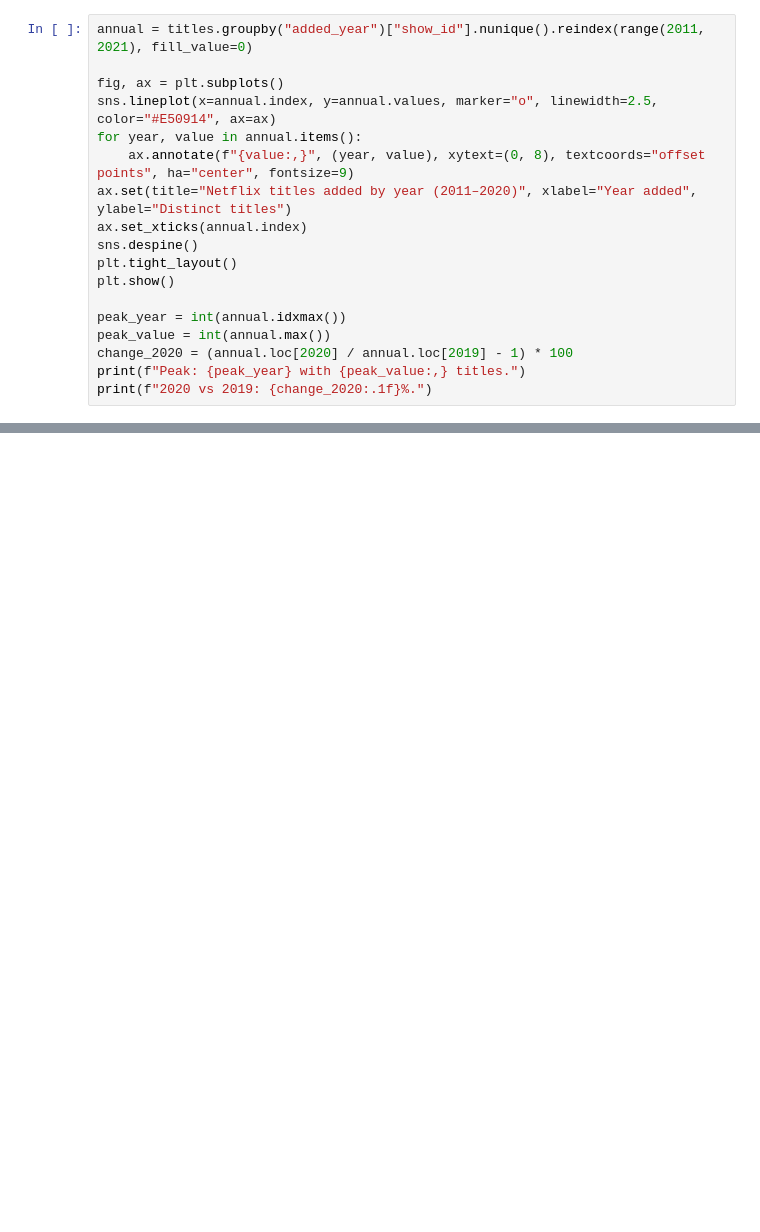
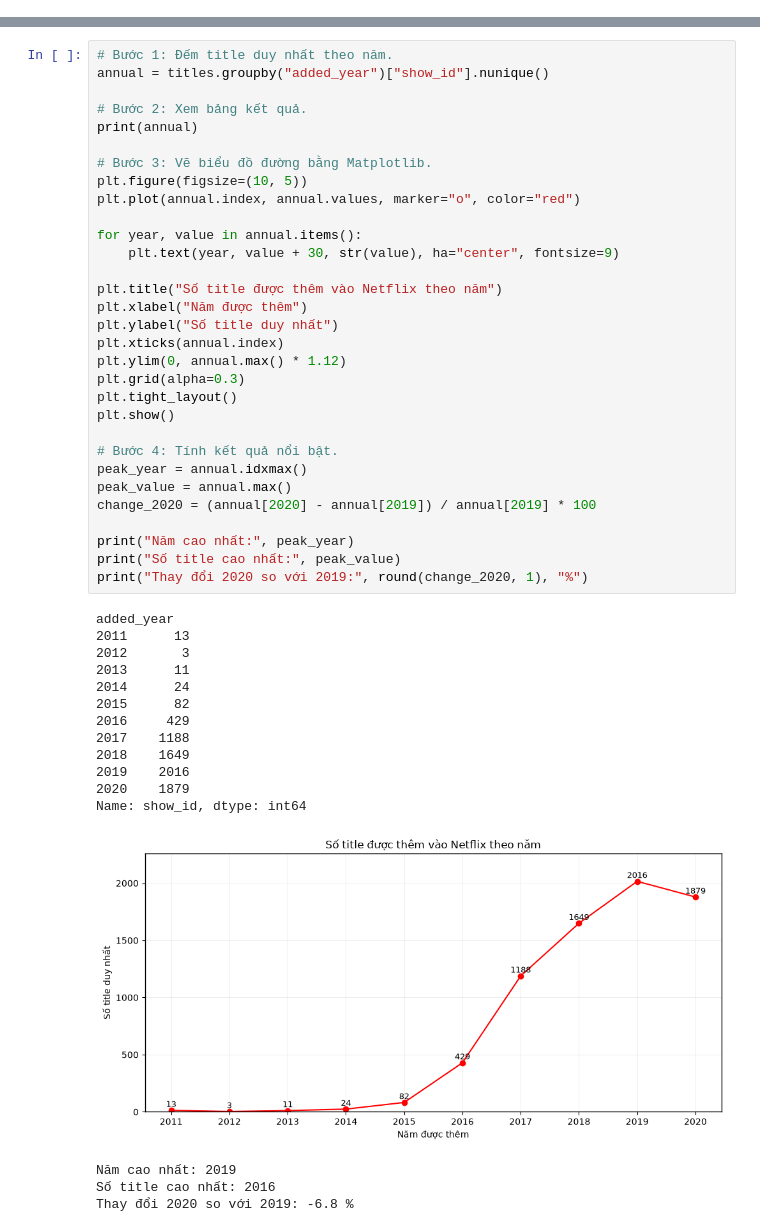
Before and after one commit to JPDeep4122/Project_DataVisualization, a Jupyter notebook: notebook/02_eda.ipynb, the cells around one changed output, grey strips where cells are left out. Saved outputs shown, nothing was run; the diff lists cells and outputs as text; blank space fills up the shorter version.

Commit message:
Improve EDA charts and insights

```diff
--- a/notebook/02_eda.ipynb
+++ b/notebook/02_eda.ipynb
@@ -120,18 +0,0 @@ display(overview.to_frame())
-# %%
-annual = titles.groupby("added_year")["show_id"].nunique().reindex(range(2011, 2021), fill_value=0)
-
-fig, ax = plt.subplots()
-sns.lineplot(x=annual.index, y=annual.values, marker="o", linewidth=2.5, color="#E50914", ax=ax)
-for year, value in annual.items():
-    ax.annotate(f"{value:,}", (year, value), xytext=(0, 8), textcoords="offset points", ha="center", fontsize=9)
-ax.set(title="Netflix titles added by year (2011–2020)", xlabel="Year added", ylabel="Distinct titles")
-ax.set_xticks(annual.index)
-sns.despine()
-plt.tight_layout()
-plt.show()
-
-peak_year = int(annual.idxmax())
-peak_value = int(annual.max())
-change_2020 = (annual.loc[2020] / annual.loc[2019] - 1) * 100
-print(f"Peak: {peak_year} with {peak_value:,} titles.")
-print(f"2020 vs 2019: {change_2020:.1f}%.")
@@ -338,0 +118,48 @@ EDA đã hoàn thành 5 câu hỏi cốt lõi và bổ sung biểu đồ phân r
+# %%
+# Bước 1: Đếm title duy nhất theo năm.
+annual = titles.groupby("added_year")["show_id"].nunique()
+
+# Bước 2: Xem bảng kết quả.
+print(annual)
+
+# Bước 3: Vẽ biểu đồ đường bằng Matplotlib.
+plt.figure(figsize=(10, 5))
+plt.plot(annual.index, annual.values, marker="o", color="red")
+
+for year, value in annual.items():
+    plt.text(year, value + 30, str(value), ha="center", fontsize=9)
+
+plt.title("Số title được thêm vào Netflix theo năm")
+plt.xlabel("Năm được thêm")
+plt.ylabel("Số title duy nhất")
+plt.xticks(annual.index)
+plt.ylim(0, annual.max() * 1.12)
+plt.grid(alpha=0.3)
+plt.tight_layout()
+plt.show()
+
+# Bước 4: Tính kết quả nổi bật.
+peak_year = annual.idxmax()
+peak_value = annual.max()
+change_2020 = (annual[2020] - annual[2019]) / annual[2019] * 100
+
+print("Năm cao nhất:", peak_year)
+print("Số title cao nhất:", peak_value)
+print("Thay đổi 2020 so với 2019:", round(change_2020, 1), "%")
+# %% [output]
+added_year
+2011      13
+2012       3
+2013      11
+2014      24
+2015      82
+2016     429
+2017    1188
+2018    1649
+2019    2016
+2020    1879
+Name: show_id, dtype: int64
+[figure, added]
+Năm cao nhất: 2019
+Số title cao nhất: 2016
+Thay đổi 2020 so với 2019: -6.8 %
```
Also changed, not shown: parts of 48 cells of this notebook.
